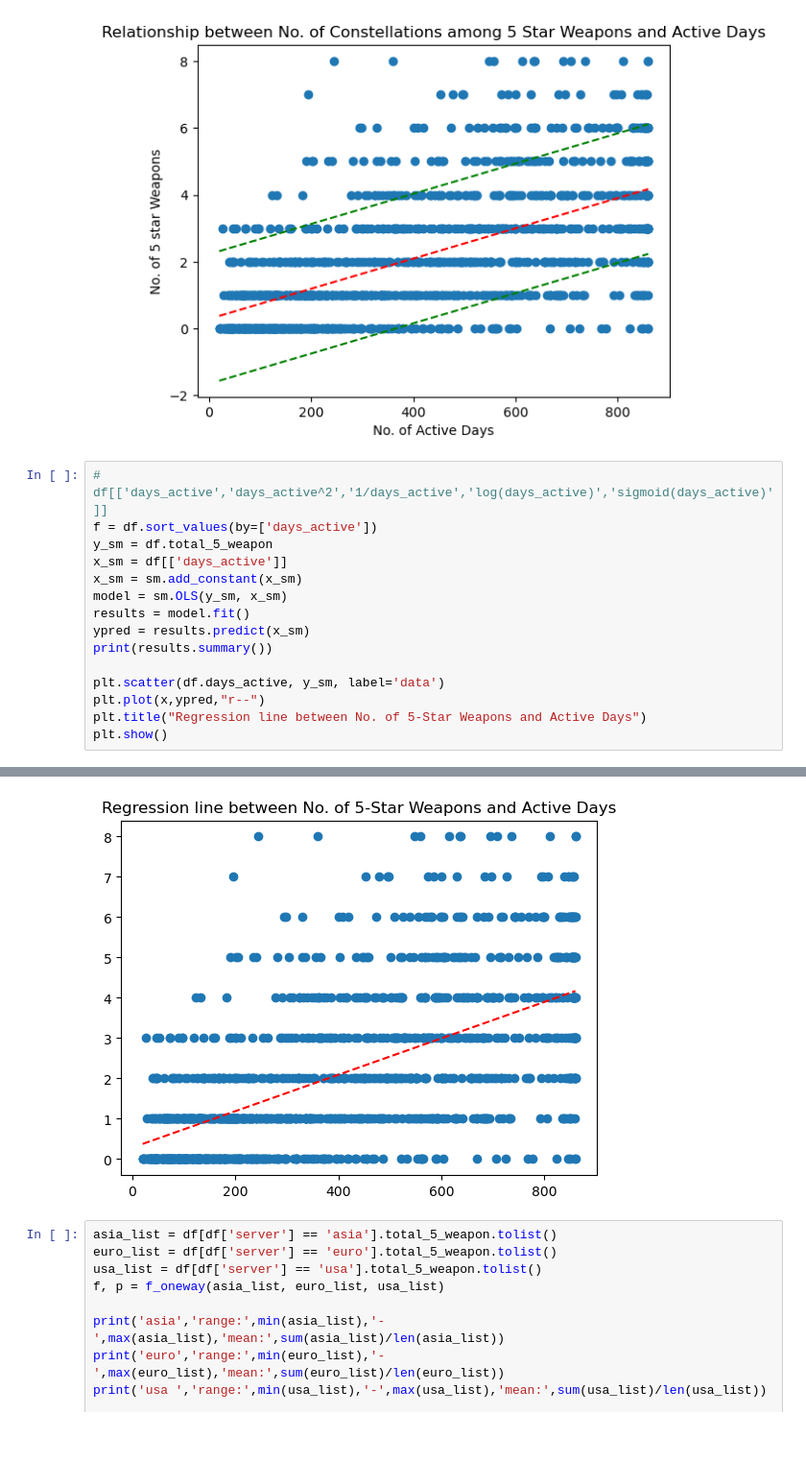
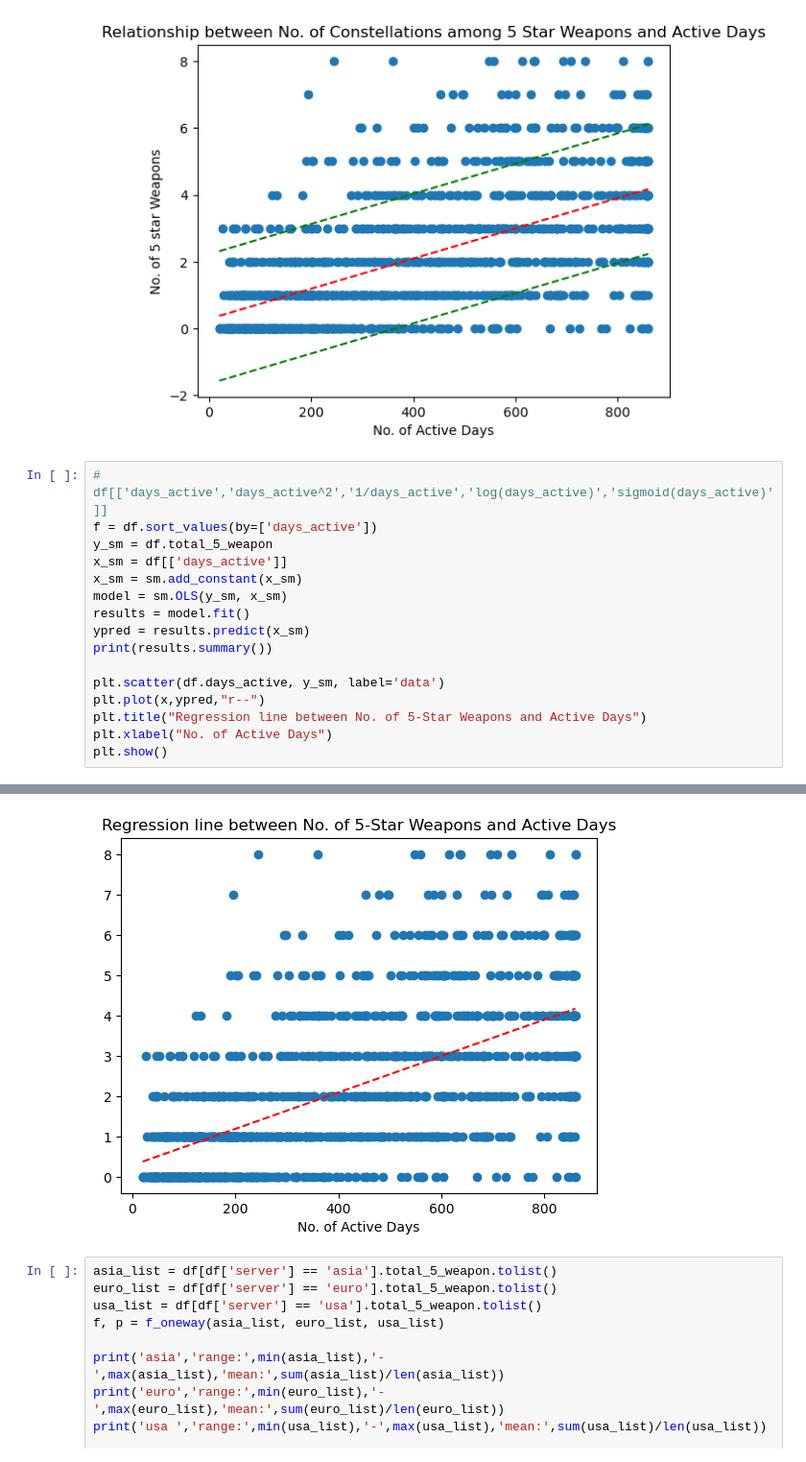
Before and after one commit to jasonchuangkw/project_genshin, a Jupyter notebook: codes/eda_and_analysis.ipynb, the cells around one changed output, grey strips where cells are left out. Shown at 96% size. Drawn from its saved outputs; the diff is of its cells as text; blank space fills up the shorter version.

```diff
--- a/codes/eda_and_analysis.ipynb
+++ b/codes/eda_and_analysis.ipynb
@@ -945,6 +947,7 @@ print(results.summary())
 plt.scatter(df.days_active, y_sm, label='data')
 plt.plot(x,ypred,"r--")
 plt.title("Regression line between No. of 5-Star Weapons and Active Days")
+plt.xlabel("No. of Active Days")
 plt.show()
 # %% [output]
                             OLS Regression Results
@@ -957,14 +960,14 @@ Time:                        16:34:41   Log-Likelihood:                -2235.6
 No. Observations:                1203   AIC:                             4475.
 Df Residuals:                    1201   BIC:                             4485.
 Df Model:                           1
 Covariance Type:            nonrobust
 ===============================================================================
 ... (9 lines left out)
 ==============================================================================
 
 Notes:
 [1] Standard Errors assume that the covariance matrix of the errors is correctly specified.
-[figure, old version]
+[figure, new version]
 # %%
 asia_list = df[df['server'] == 'asia'].total_5_weapon.tolist()
 euro_list = df[df['server'] == 'euro'].total_5_weapon.tolist()
```
Also changed, not shown: parts of 46 cells of this notebook, 1 other file.
